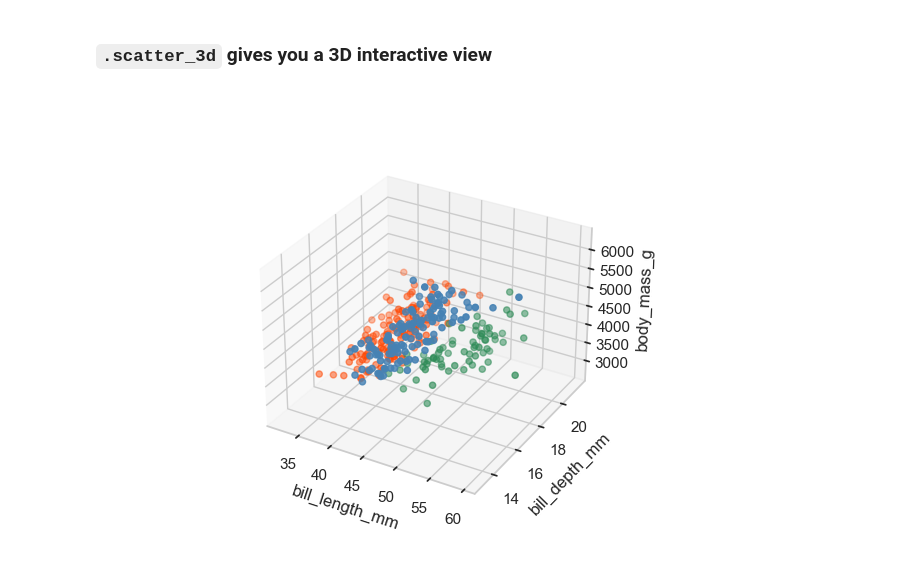
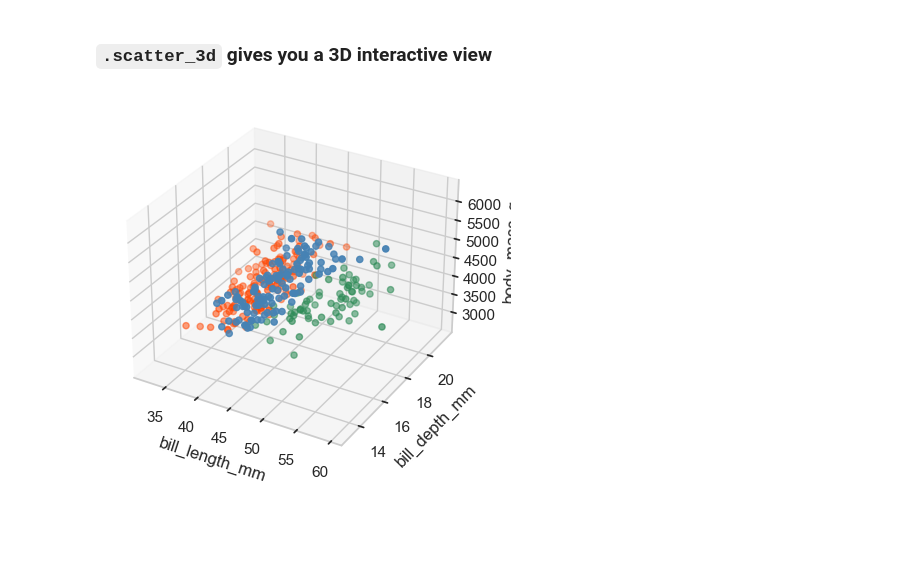
Before and after one commit to sangyu/holopheno, a Jupyter notebook: nbs/index.ipynb, the cells around one changed output. Saved outputs shown, nothing was run; the diff lists cells and outputs as text; code cells hidden in the pictures; blank space fills up the shorter version.

````diff
--- a/nbs/index.ipynb
+++ b/nbs/index.ipynb
@@ -35,7 +35,7 @@ y_columns = [
 ### ```.read_data()``` loads the data and gives you some basic info about the data
 # %%
 
-penguins_h = holopheno.read_data(penguins, X = x_columns, Y = y_columns)
+penguins_h = holopheno.read_data(penguins, x = x_columns, y = y_columns)
 # %% [output]
 Data info:
 
@@ -64,9 +57,8 @@ Chinstrap
 # %% [markdown]
 ### ```.scatter_3d``` gives you a 3D interactive view
 # %%
-%matplotlib widget
+%matplotlib inline
 palette = {'Adelie': 'orangered', 'Gentoo': 'steelblue', 'Chinstrap': 'seagreen'}
-penguins_h.scatter_3d(['bill_length_mm', 'bill_depth_mm', 'body_mass_g'], color_by = 'species', palette = palette, type = 'raw');
-%matplotlib inline
+f = penguins_h.scatter_3d(['bill_length_mm', 'bill_depth_mm', 'body_mass_g'], color_by = 'species', palette = palette, type = 'raw');
 # %% [output]
-[figure, old version]
+[figure, new version]
````
Also changed, not shown: parts of 4 cells of this notebook, 14 other files.
